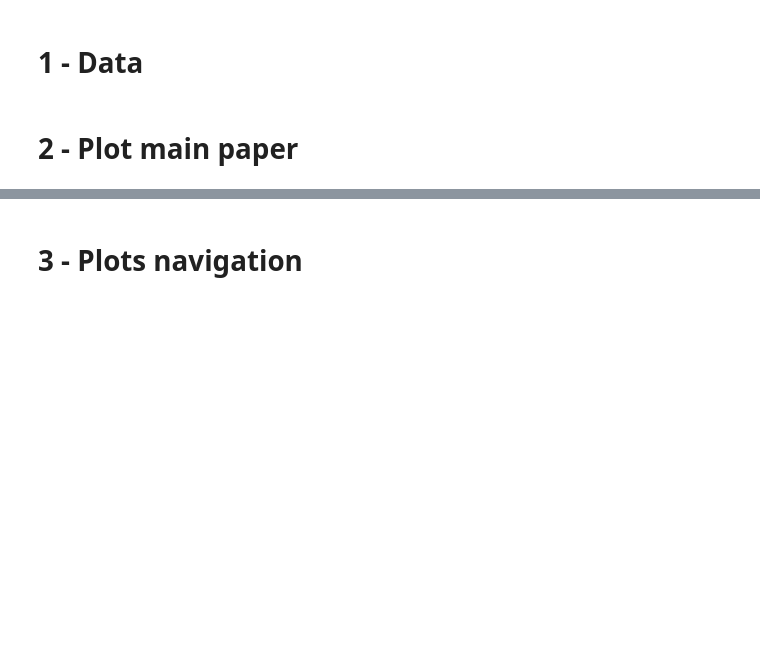
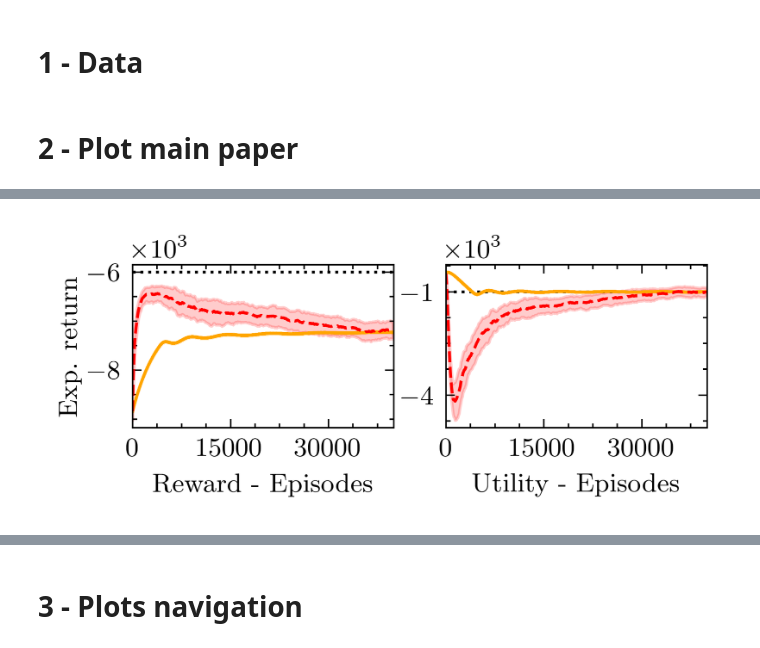
Before and after one commit to sergiorozada12/d-pg-pd, a Jupyter notebook: experiments/PLOTS.ipynb, the cells around one changed output, grey strips where cells are left out. Drawn from its saved outputs; the diff is of its cells as text; code cells hidden in the pictures; blank space fills up the shorter version.

```diff
--- a/experiments/PLOTS.ipynb
+++ b/experiments/PLOTS.ipynb
@@ -121,42 +128,44 @@ mean_dual_dm = np.mean(vel_sampled_dual_dm, axis=0)
 std_dual_dm = np.std(vel_sampled_dual_dm, axis=0)
 
 with plt.style.context(['science', 'ieee']):
-    plt.rcParams.update({'font.size': 14})
-    fig, axes = plt.subplots(nrows=1, ncols=2, figsize=[7, 2.5])
+    plt.rcParams.update({'font.size': 9})
+    fig, axes = plt.subplots(nrows=1, ncols=2, figsize=[3.5, 1.0])
 
     x = np.arange(0, 40000, 10)
     xp = np.arange(0, 40000, 100)
     xd = np.arange(0, 40000)
 
     # Plot primal
     axes[0].axhline(y=-6000, color='k', linestyle=':', label='Unconstrained')
     axes[0].plot(x, mean_primal, label='ADPGPD-sampled', color='orange')
     axes[0].fill_between(x, mean_primal - std_primal, mean_primal + std_primal, color='orange', alpha=0.2)
     axes[0].plot(xp, mean_primal_dm, label='PGDual')
     axes[0].fill_between(xp, mean_primal_dm - std_primal_dm, mean_primal_dm + std_primal_dm, color='red', alpha=0.2)
     axes[0].set_xlim(0, 40000)
-    axes[0].set_ylabel('Expected return')
+    axes[0].set_ylabel('Exp. return', labelpad=2)
     axes[0].set_xlabel('Reward - Episodes')
     axes[0].yaxis.set_major_formatter(ScalarFormatter(useMathText=True))
-    axes[0].yaxis.set_major_locator(MaxNLocator(nbins=5))
+    axes[0].set_yticks([-6000, -8000])
     axes[0].xaxis.set_major_locator(MaxNLocator(nbins=3))
     axes[0].ticklabel_format(style='scientific', axis='y', scilimits=(0, 0))
 
     # Plot dual
     axes[1].axhline(y=-1000, color='k', linestyle=':', label='Constraint')
     axes[1].plot(xd, mean_dual, label='ADPGPD-sampled', color='orange')
     axes[1].fill_between(xd, mean_dual - std_dual, mean_dual + std_dual, color='orange', alpha=0.2)
     axes[1].plot(xp, mean_dual_dm, label='PGDual')
     axes[1].fill_between(xp, mean_dual_dm - std_dual_dm, mean_dual_dm + std_dual_dm, color='red', alpha=0.2)
     axes[1].set_xlim(0, 40000)
     axes[1].set_xlabel('Utility - Episodes')
     axes[1].yaxis.set_major_formatter(ScalarFormatter(useMathText=True))
-    axes[1].yaxis.set_major_locator(MaxNLocator(nbins=4))
+    axes[1].set_yticks([-1000, -4000])
     axes[1].xaxis.set_major_locator(MaxNLocator(nbins=3))
     axes[1].ticklabel_format(style='scientific', axis='y', scilimits=(0, 0))
 
-    plt.tight_layout()
+    plt.subplots_adjust(hspace=0)
     plt.savefig('../figures/fig_2.png')
+# %% [output]
+[figure, added]
 # %%
 mean_primal = np.mean(burg_sampled_primal, axis=0)
 std_primal = np.std(burg_sampled_primal, axis=0)
```
Also changed, not shown: parts of 2 cells of this notebook.
